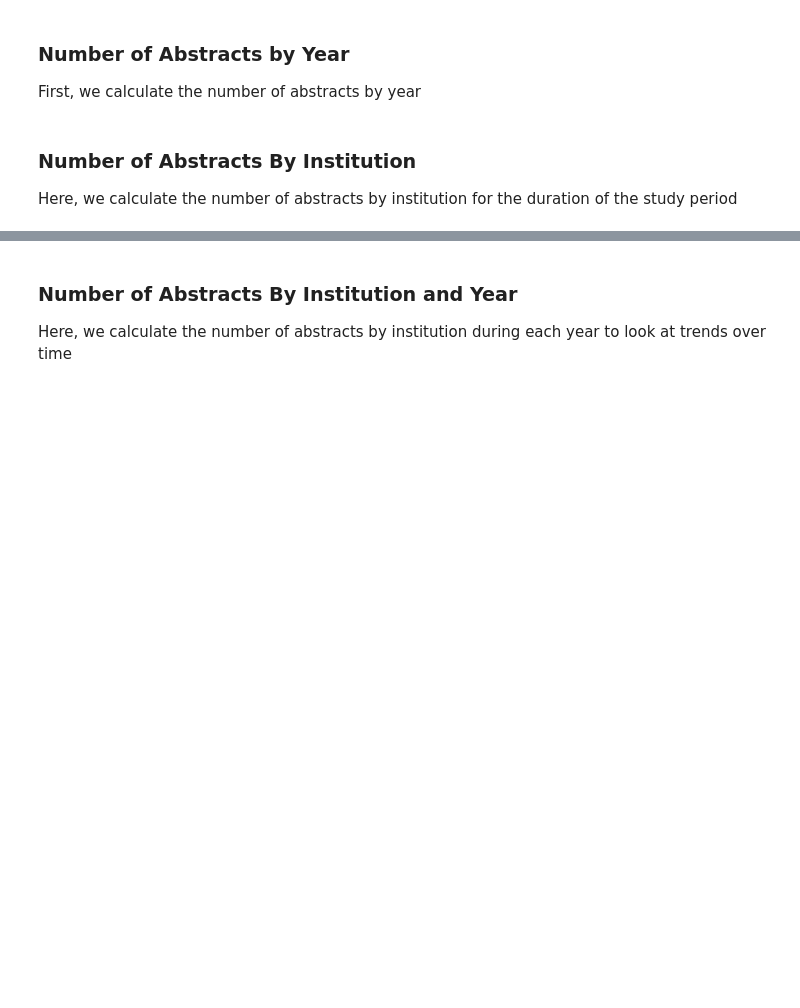
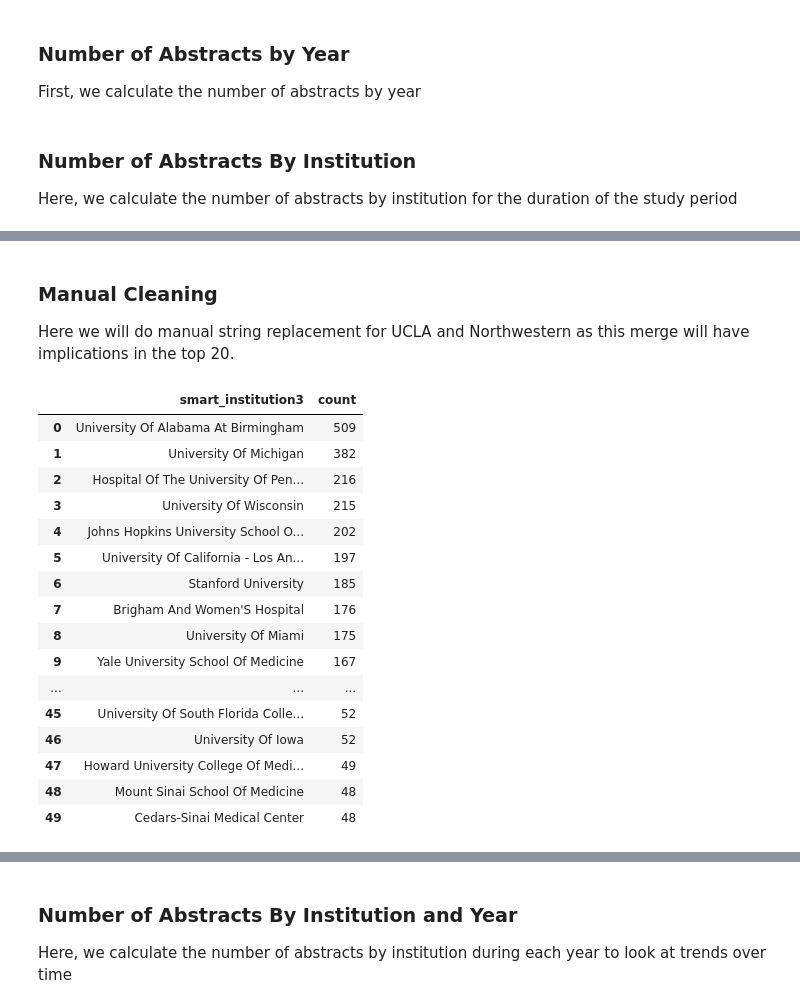
Before and after one commit to tsathe/ascproj, a Jupyter notebook: data.ipynb, the cells around one changed output, grey strips where cells are left out. Saved outputs shown, nothing was run; the diff lists cells and outputs as text; code cells hidden in the pictures; blank space fills up the shorter version.

```diff
--- a/data.ipynb
+++ b/data.ipynb
@@ -174 +334,34 @@ Here, we calculate the number of abstracts by institution for the duration of th
+# %% [markdown]
+### Manual Cleaning
+
+Here we will do manual string replacement for UCLA and Northwestern as this merge will have implications in the top 20.
+# %%
+df3 = df2.merge(df_bg, on='smart_institution2')
+df3['smart_institution3'].replace(['David Geffen School Of Medicine', 'Feinberg School Of Medicine - Northwestern University'], ['University Of California - Los Angeles', 'Northwestern University'], inplace=True)
+
+
+# df_institutions2 = df3.groupby(['smart_institution3']).agg(
+#     count = ('control_number', 'nunique')
+# )
+# df_institutions2.sort_values(by='count', ascending=False, inplace=True)
+# df_institutions2.reset_index(inplace=True)
+# df_institutions2[:50]
+# %% [output]
+|  | smart_institution3 | count |
+| 0 | University Of Alabama At Birmingham | 509 |
+| 1 | University Of Michigan | 382 |
+| 2 | Hospital Of The University Of Pen... | 216 |
+| 3 | University Of Wisconsin | 215 |
+| 4 | Johns Hopkins University School O... | 202 |
+| 5 | University Of California - Los An... | 197 |
+| 6 | Stanford University | 185 |
+| 7 | Brigham And Women'S Hospital | 176 |
+| 8 | University Of Miami | 175 |
+| 9 | Yale University School Of Medicine | 167 |
+| ... | ... | ... |
+| 45 | University Of South Florida Colle... | 52 |
+| 46 | University Of Iowa | 52 |
+| 47 | Howard University College Of Medi... | 49 |
+| 48 | Mount Sinai School Of Medicine | 48 |
+| 49 | Cedars-Sinai Medical Center | 48 |
 # %%
```
Also changed, not shown: parts of 18 cells of this notebook, 14 other files.
